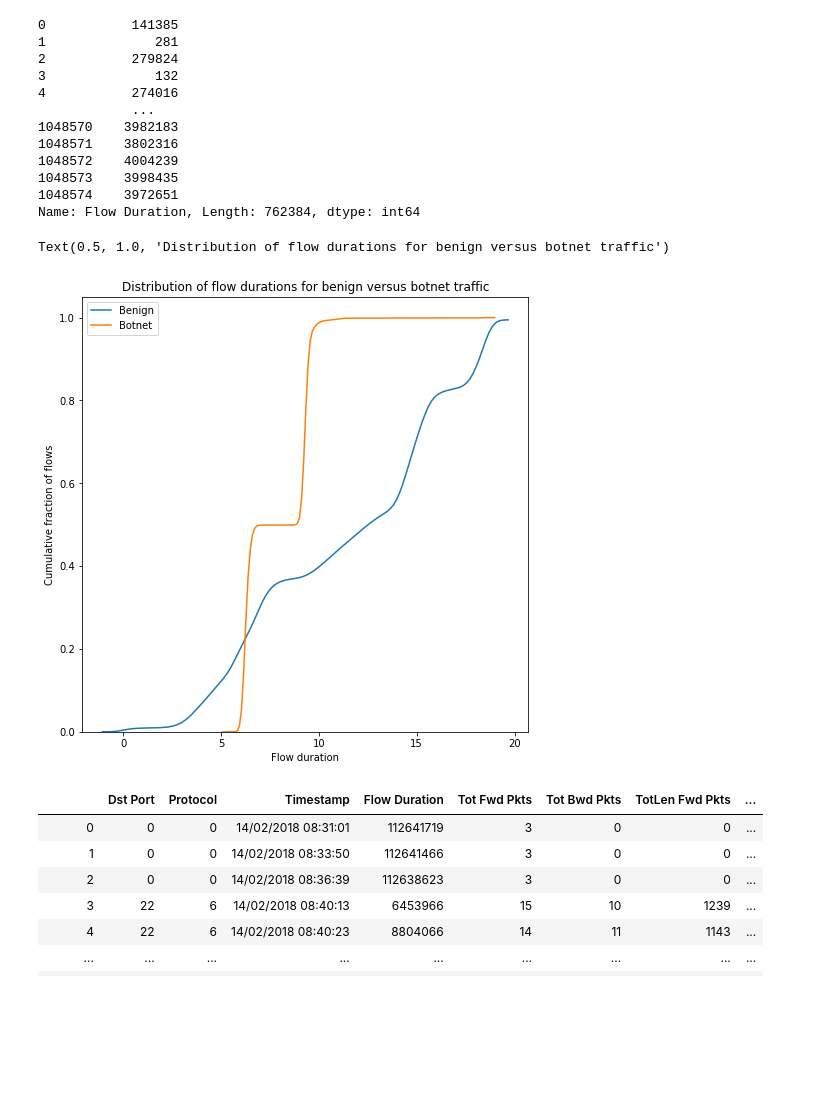
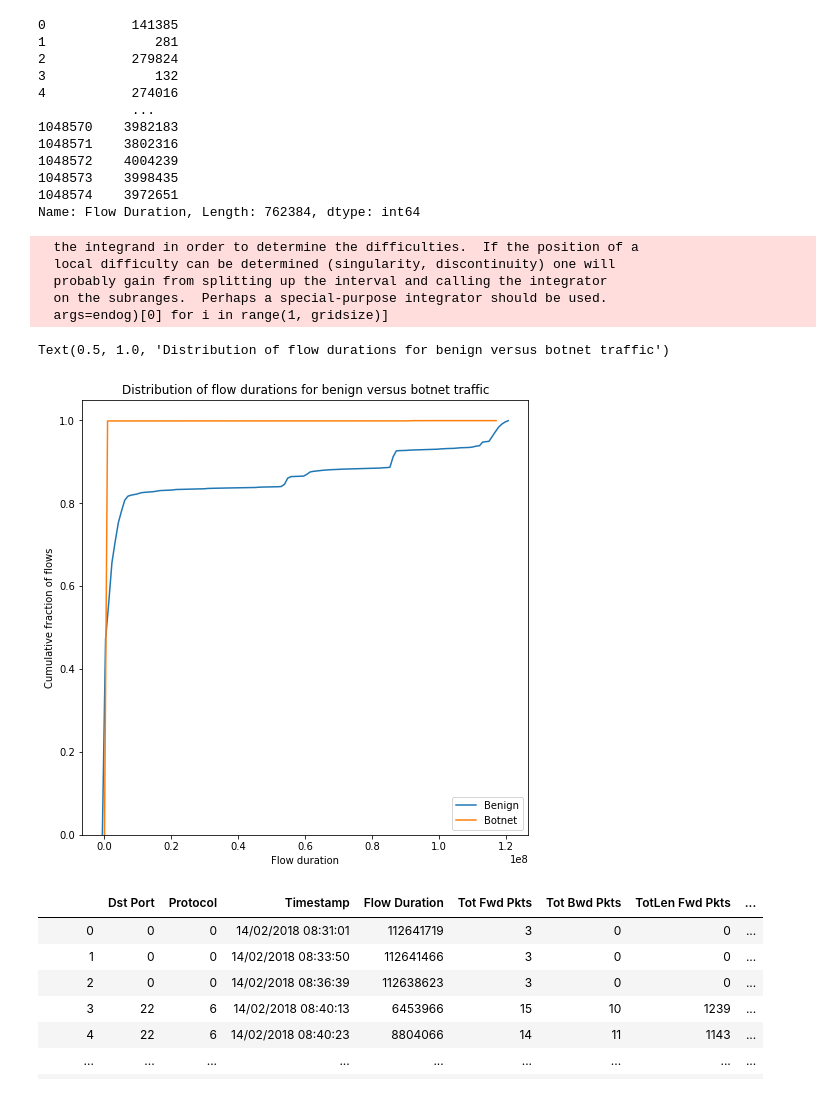
Before and after one commit to rlazad/CS4920, a Jupyter notebook: cs4920lab2.ipynb, the cells around one changed output. Drawn from its saved outputs; the diff is of its cells as text; code cells hidden in the pictures; blank space fills up the shorter version.

```diff
--- a/cs4920lab2.ipynb
+++ b/cs4920lab2.ipynb
@@ -141,15 +142,20 @@ Fri_file_label_benign
 Name: Flow Duration, Length: 762384, dtype: int64
 # %%
 f, ax =plt.subplots(figsize=(8, 8))
-ax = sns.kdeplot(np.log(Fri_file_label_benign), label = "Benign", cumulative=True)
-ax = sns.kdeplot(np.log(Fri_file_label_botnet), label = "Botnet", cumulative=True)
+ax = sns.kdeplot((Fri_file_label_benign), label = "Benign", cumulative=True)
+ax = sns.kdeplot((Fri_file_label_botnet), label = "Botnet", cumulative=True)
 ax.legend()
 plt.xlabel('Flow duration')
 plt.ylabel('Cumulative fraction of flows')
 plt.title('Distribution of flow durations for benign versus botnet traffic')
 # %% [output]
-Text(0.5, 1.0, 'Distribution of flow durations for benign versus botnet traffic')
+  the integrand in order to determine the difficulties.  If the position of a
+  local difficulty can be determined (singularity, discontinuity) one will
+  probably gain from splitting up the interval and calling the integrator
+  on the subranges.  Perhaps a special-purpose integrator should be used.
+  args=endog)[0] for i in range(1, gridsize)]
+Text(0.5, 1.0, 'Distribution of flow durations for benign versus botnet traffic')
-[figure, old version]
+[figure, new version]
 # %%
 Wed_file = pd.read_csv('Wednesday-14-02-2018_TrafficForML_CICFlowMeter.csv',index_col=None, header=0)
 # %%
```
Also changed, not shown: parts of 13 cells of this notebook.
